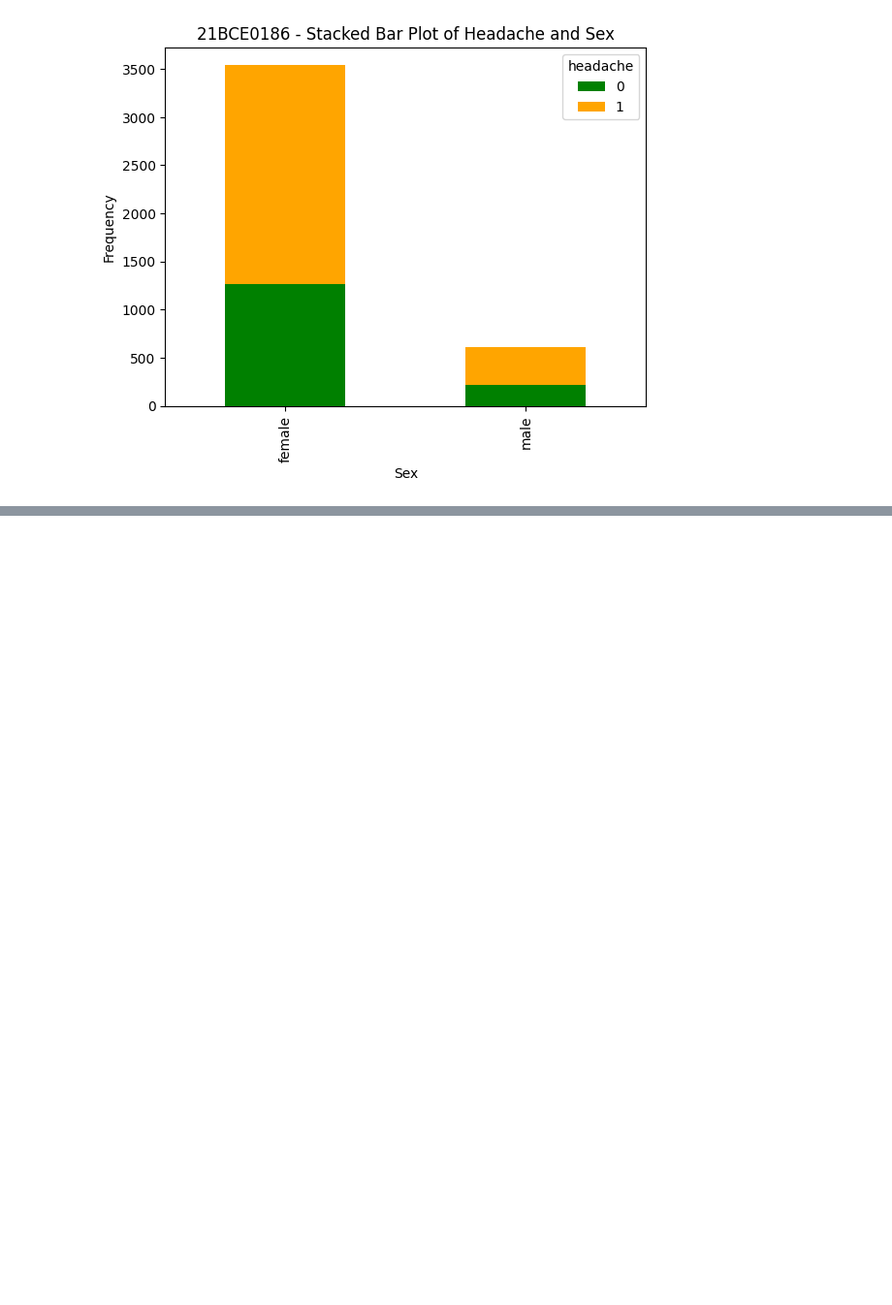
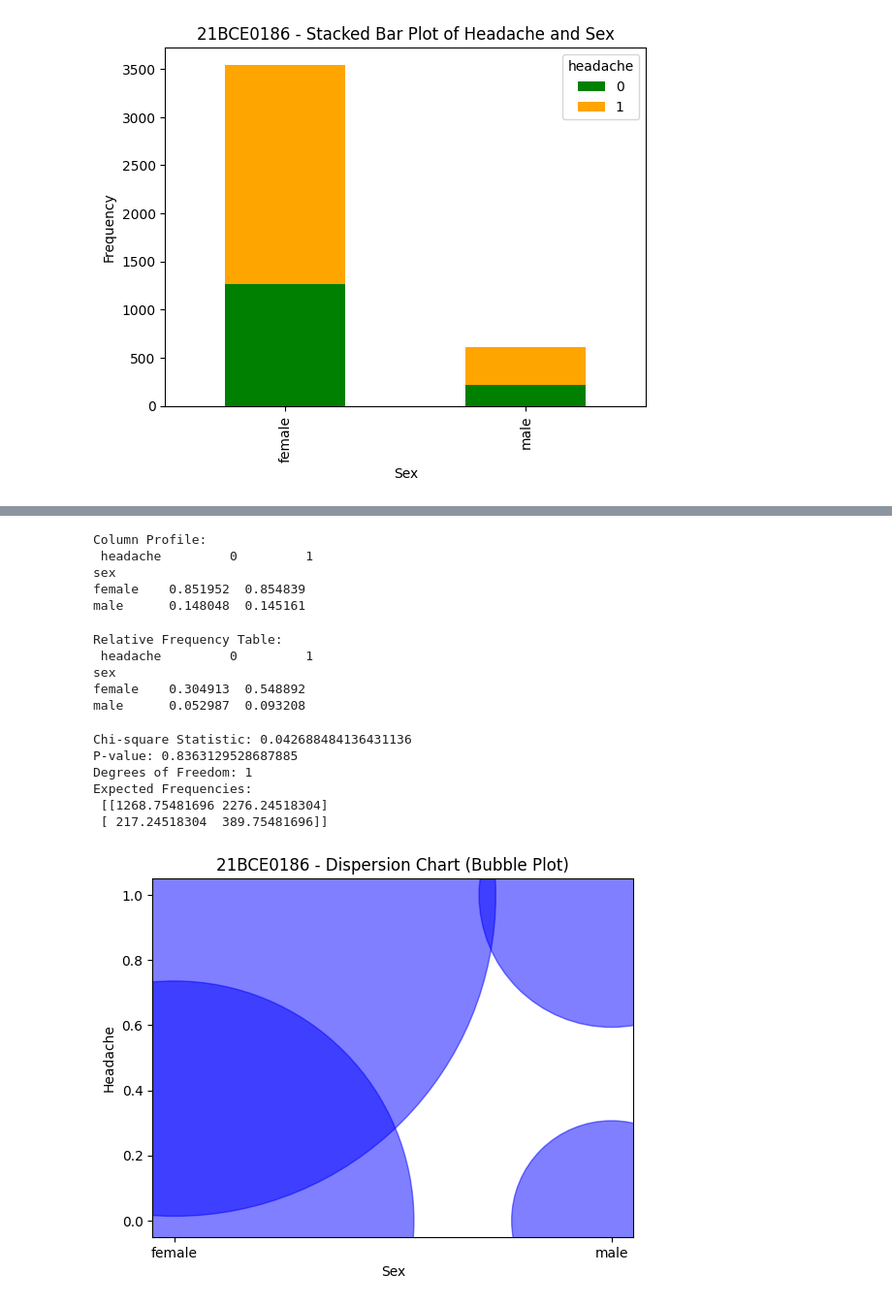
Before and after one commit to jainaryan/eda-class, a Jupyter notebook: EDA_task.ipynb, the cells around one changed output, grey strips where cells are left out. Shown at 97% size. Drawn from its saved outputs; the diff is of its cells as text; code cells hidden in the pictures; blank space fills up the shorter version.

```diff
--- a/EDA_task.ipynb
+++ b/EDA_task.ipynb
@@ -650,3 +650,12 @@ plt.ylabel('Frequency')
 plt.show()
 # %% [output]
 [figure]
+# %%
+#2d analysis
+# Contingency table for 'headache' and 'sex'
+contingency_table = pd.crosstab(data['sex'], data['headache'])
+print("Contingency Table:\n", contingency_table)
+
+# Row profile (Proportions across rows)
+row_profile = contingency_table.div(contingency_table.sum(axis=1), axis=0)
+print("Row Profile:\n", row_profile)
@@ -652,0 +673,54 @@ plt.show()
+# %%
+# Column profile (Proportions across columns)
+column_profile = contingency_table.div(contingency_table.sum(axis=0), axis=1)
+print("Column Profile:\n", column_profile)
+# %% [output]
+Column Profile:
+ headache         0         1
+sex
+female    0.851952  0.854839
+male      0.148048  0.145161
+# %%
+# Relative frequency
+relative_frequency = contingency_table / contingency_table.sum().sum()
+print("Relative Frequency Table:\n", relative_frequency)
+# %% [output]
+Relative Frequency Table:
+ headache         0         1
+sex
+female    0.304913  0.548892
+male      0.052987  0.093208
+# %%
+from scipy.stats import chi2_contingency
+
+# Chi-square test
+chi2_stat, p_value, dof, expected = chi2_contingency(contingency_table)
+print(f"Chi-square Statistic: {chi2_stat}")
+print(f"P-value: {p_value}")
+print(f"Degrees of Freedom: {dof}")
+print("Expected Frequencies:\n", expected)
+# %% [output]
+Chi-square Statistic: 0.042688484136431136
+P-value: 0.8363129528687885
+Degrees of Freedom: 1
+Expected Frequencies:
+ [[1268.75481696 2276.24518304]
+ [ 217.24518304  389.75481696]]
+# %%
+# Assuming 'contingency_table' is a DataFrame for 'sex' and 'headache'
+
+# Create a meshgrid of x and y coordinates based on the index and columns
+x = np.repeat(contingency_table.index, len(contingency_table.columns))
+y = np.tile(contingency_table.columns, len(contingency_table.index))
+
+# Flatten the contingency table values and multiply for bubble sizes
+bubble_sizes = contingency_table.values.flatten() * 100
+
+# Now create the bubble plot
+plt.scatter(x, y, s=bubble_sizes, color='blue', alpha=0.5)
+plt.title('21BCE0186 - Dispersion Chart (Bubble Plot)')
+plt.xlabel('Sex')
+plt.ylabel('Headache')
+plt.show()
+# %% [output]
+[figure, added]
```
Also changed, not shown: parts of 7 cells of this notebook.
